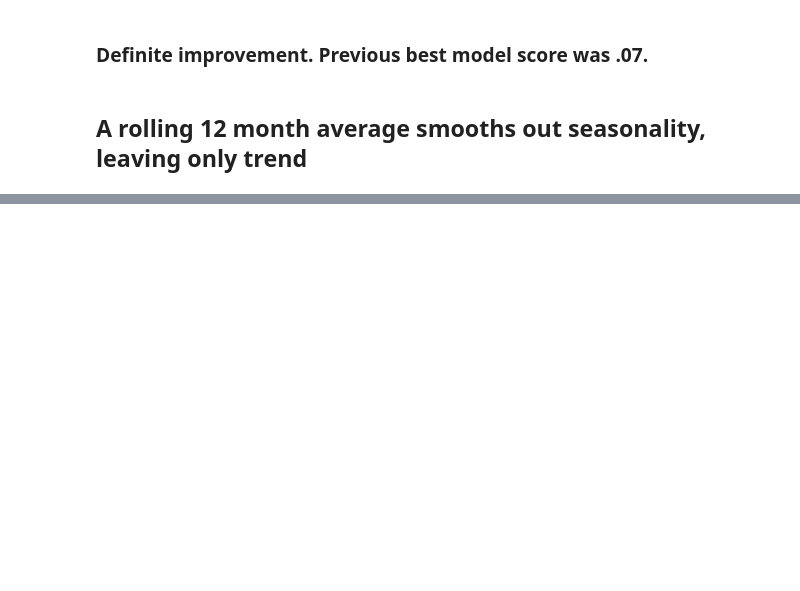
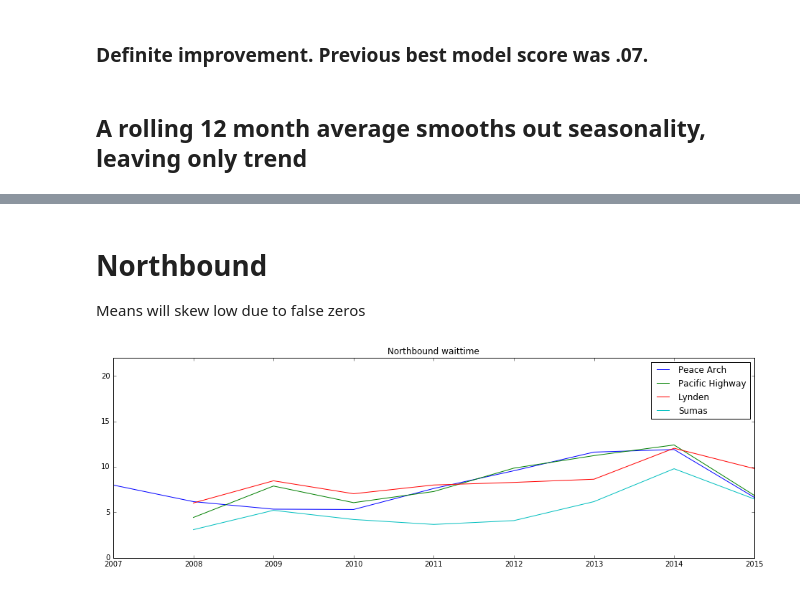
Before and after one commit to jngseattle/BorderCrossing, a Jupyter notebook: code/EDA-compare_years.ipynb, the cells around one changed output, grey strips where cells are left out. Cells and saved outputs as stored; diff of their text form; code cells hidden in the pictures; blank space fills up the shorter version.

```diff
--- a/code/EDA-compare_years.ipynb
+++ b/code/EDA-compare_years.ipynb
@@ -127,0 +116,17 @@ plt.show()
+# %% [markdown]
+# Northbound
+Means will skew low due to false zeros
+# %%
+plt.figure(figsize=(16,5))
+
+for i in [2, 6, 15, 19]:
+    yearly_mean = df[i].groupby('year').waittime.mean()
+    plt.plot(yearly_mean.index, yearly_mean.values, label=xing.loc[i, 'location_name'])
+    plt.legend()
+    plt.ylim([0,22])
+
+plt.title('Northbound waittime')
+plt.ticklabel_format(useOffset=False)
+plt.show()
+# %% [output]
+[figure, added]
```
Also changed, not shown: parts of 18 cells of this notebook, 2 other files.
